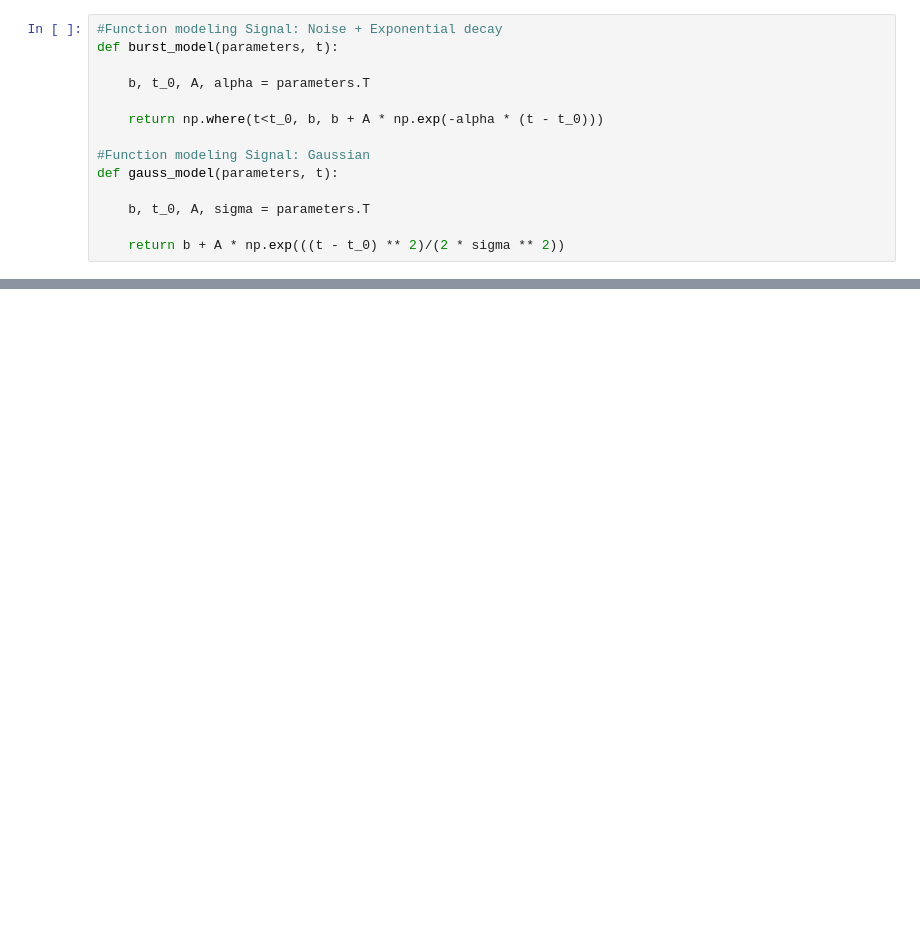
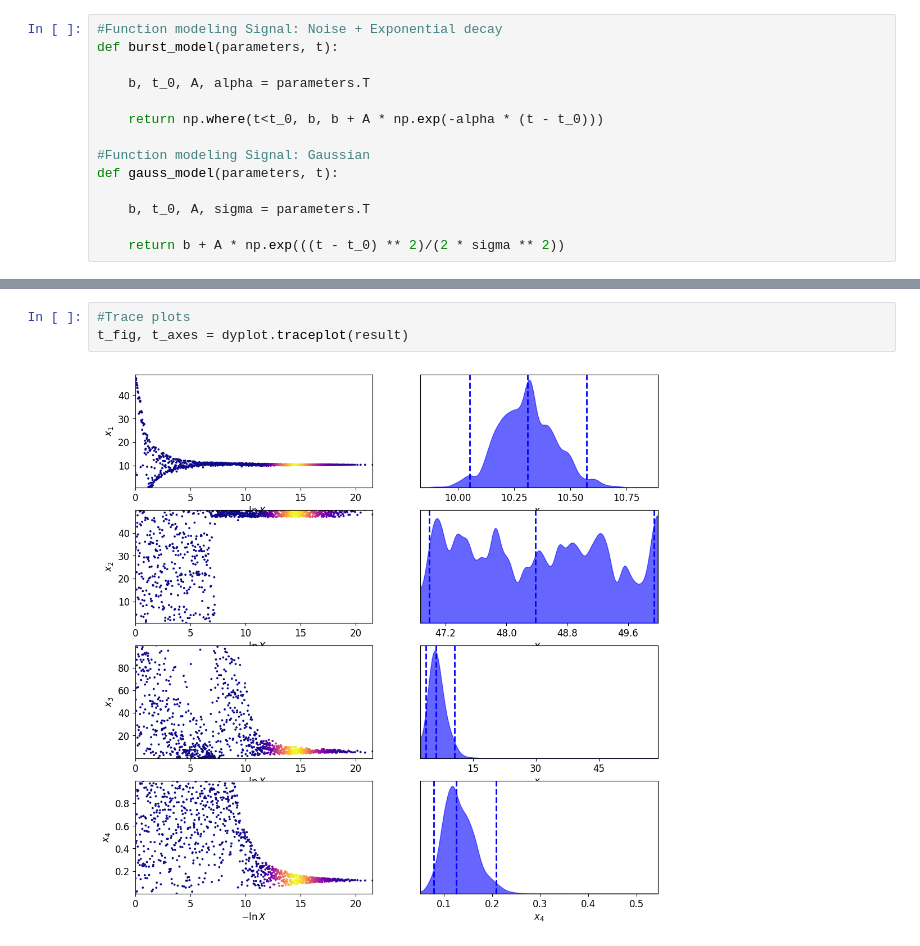
Before and after one commit to olli-e-benji/Astrostatistics-and-Machine-Learning-2023, a Jupyter notebook: working/L12_TransientUniverseNested.ipynb, the cells around one changed output, grey strips where cells are left out. Saved outputs shown, nothing was run; the diff lists cells and outputs as text; blank space fills up the shorter version.

```diff
--- a/working/L12_TransientUniverseNested.ipynb
+++ b/working/L12_TransientUniverseNested.ipynb
@@ -89,0 +102,5 @@ sresults = sampler.results
+# %%
+#Trace plots
+t_fig, t_axes = dyplot.traceplot(result)
+# %% [output]
+[figure, added]
```
Also changed, not shown: parts of 10 cells of this notebook.
